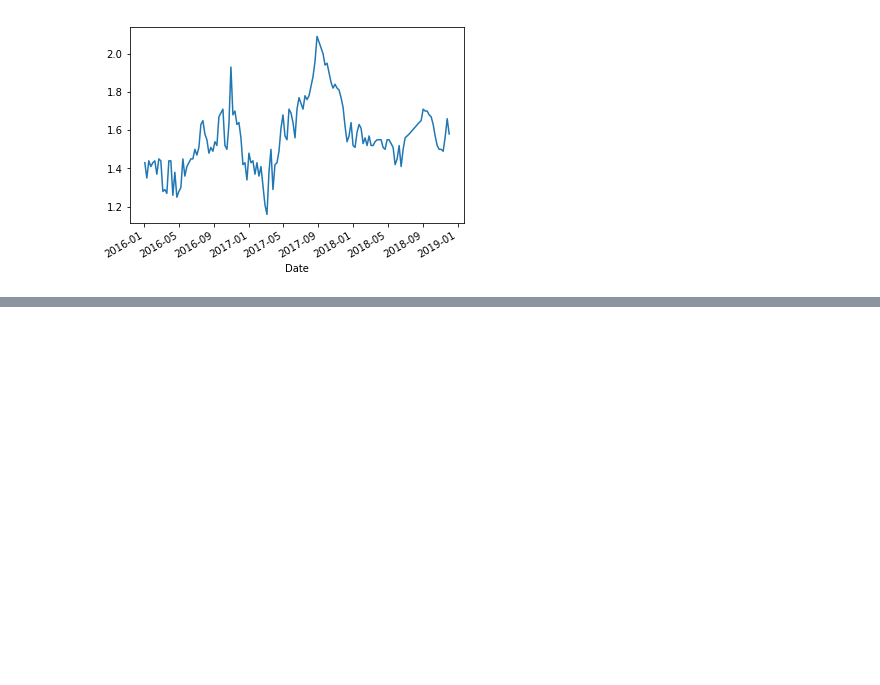
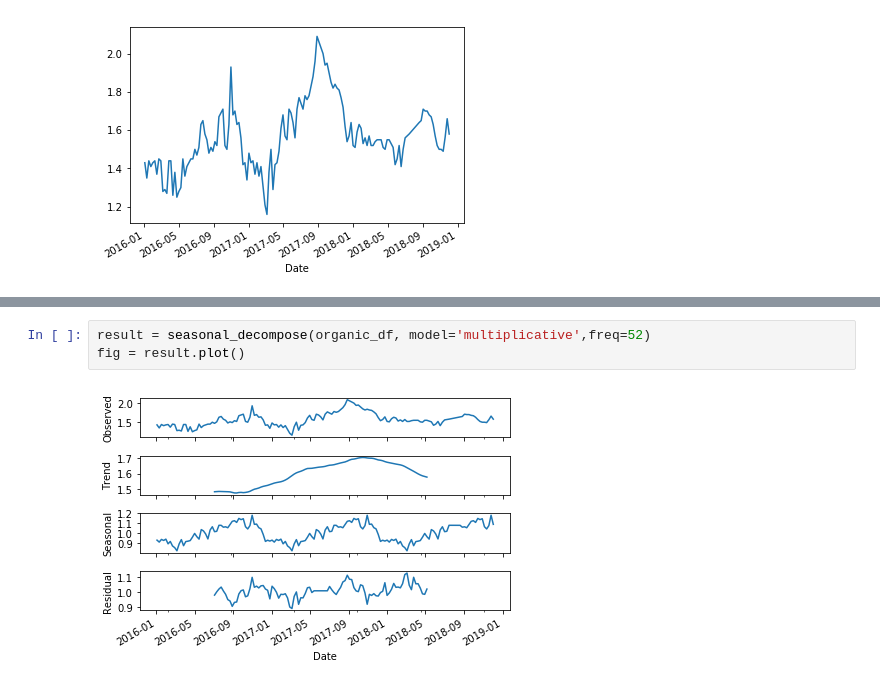
Before and after one commit to thesickcynic/Task, a Jupyter notebook: Task.ipynb, the cells around one changed output, grey strips where cells are left out. Drawn from its saved outputs; the diff is of its cells as text; blank space fills up the shorter version.

```diff
--- a/Task.ipynb
+++ b/Task.ipynb
@@ -113,0 +217,5 @@ organic_df['AveragePrice'].plot()
+# %%
+result = seasonal_decompose(organic_df, model='multiplicative',freq=52)
+fig = result.plot()
+# %% [output]
+[figure, added]
```
Also changed, not shown: parts of 6 cells of this notebook.
